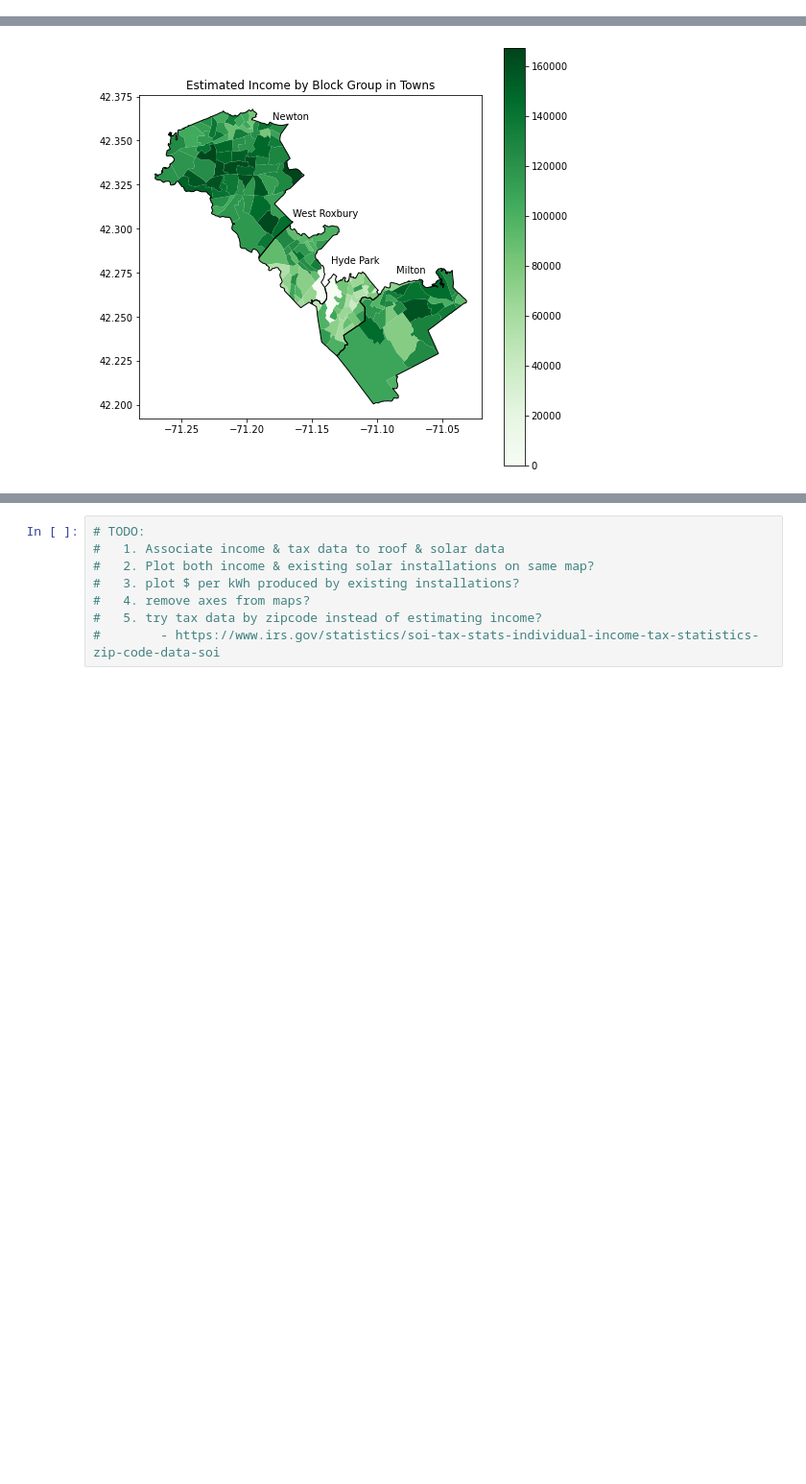
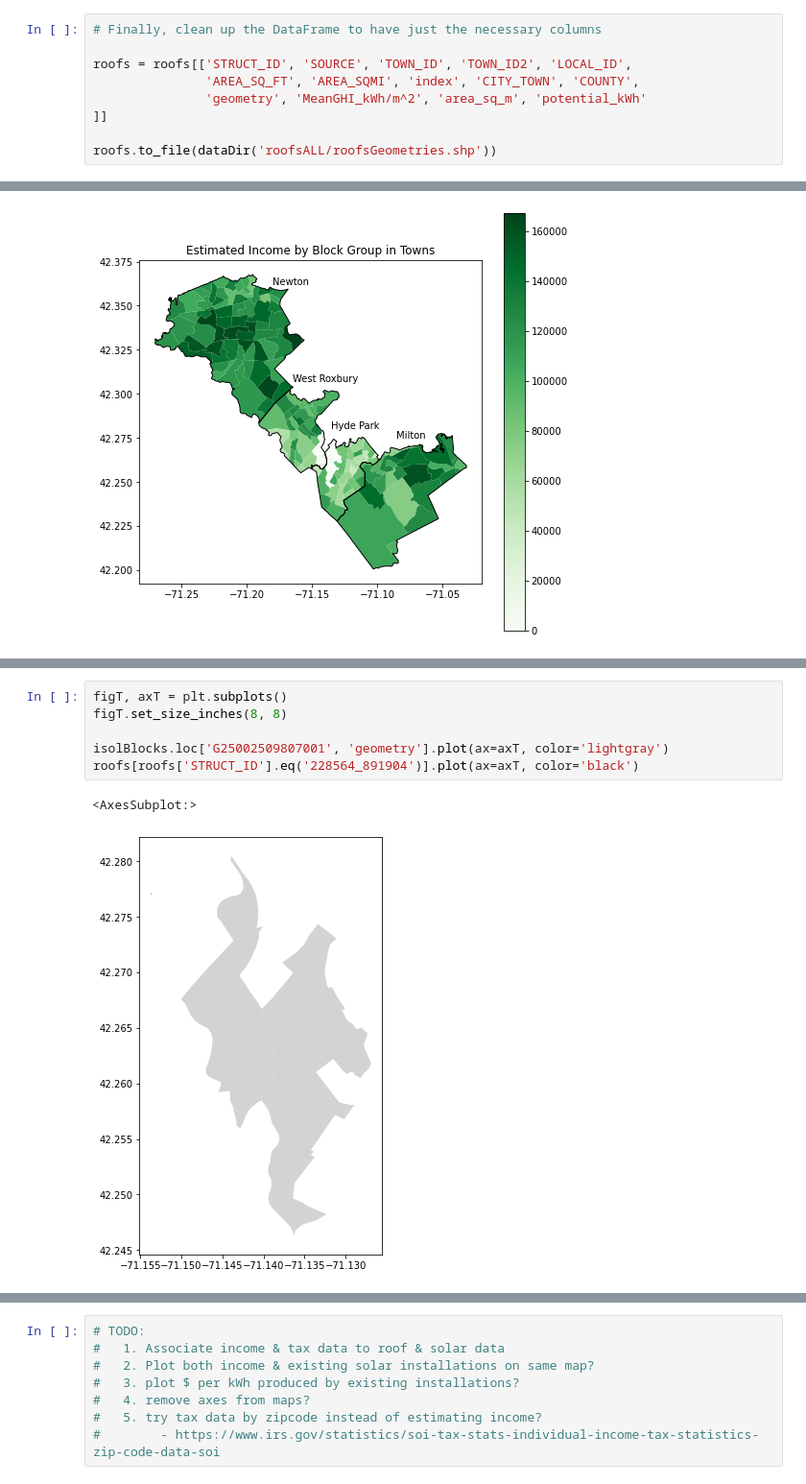
Before and after one commit to ghostpress/ma-solar, a Jupyter notebook: code/initViz.ipynb, the cells around one changed output, grey strips where cells are left out. Shown at 96% size. Cells and saved outputs as stored; diff of their text form; blank space fills up the shorter version.

Commit message:
Tested method to join roof and income block data

```diff
--- a/code/initViz.ipynb
+++ b/code/initViz.ipynb
@@ -667,3 +676,12 @@ roofs
+# %%
+# Finally, clean up the DataFrame to have just the necessary columns
+
+roofs = roofs[['STRUCT_ID', 'SOURCE', 'TOWN_ID', 'TOWN_ID2', 'LOCAL_ID',
+               'AREA_SQ_FT', 'AREA_SQMI', 'index', 'CITY_TOWN', 'COUNTY',
+               'geometry', 'MeanGHI_kWh/m^2', 'area_sq_m', 'potential_kWh'
+]]
+
+roofs.to_file(dataDir('roofsALL/roofsGeometries.shp'))
 # %% [markdown]
 ### Financial Data
 # %% [markdown]
@@ -1010,0 +1085,9 @@ plt.savefig(outputDir('viz/incomeBlocks.png'), dpi=150, format='png')
+# %%
+figT, axT = plt.subplots()
+figT.set_size_inches(8, 8)
+
+isolBlocks.loc['G25002509807001', 'geometry'].plot(ax=axT, color='lightgray')
+roofs[roofs['STRUCT_ID'].eq('228564_891904')].plot(ax=axT, color='black')
+# %% [output]
+<AxesSubplot:>
+[figure, added]
```
Also changed, not shown: parts of 8 cells of this notebook.
